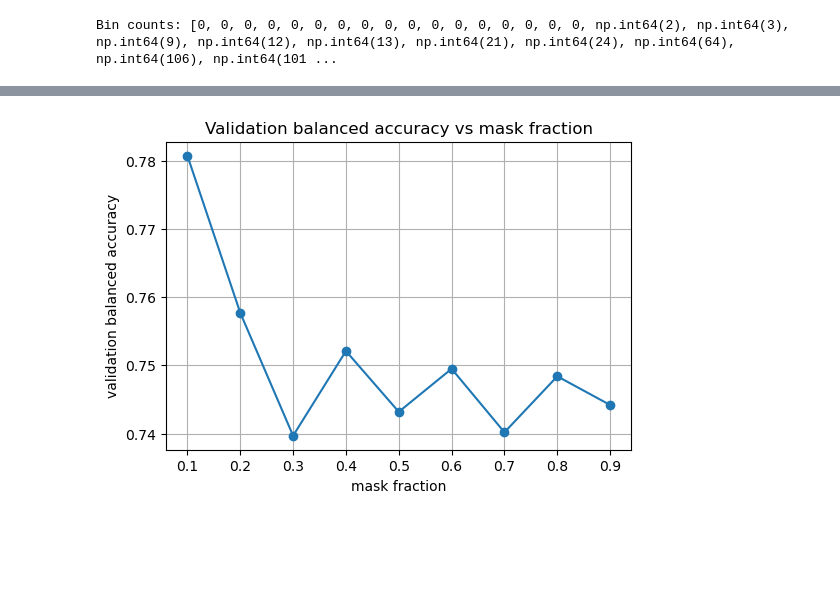
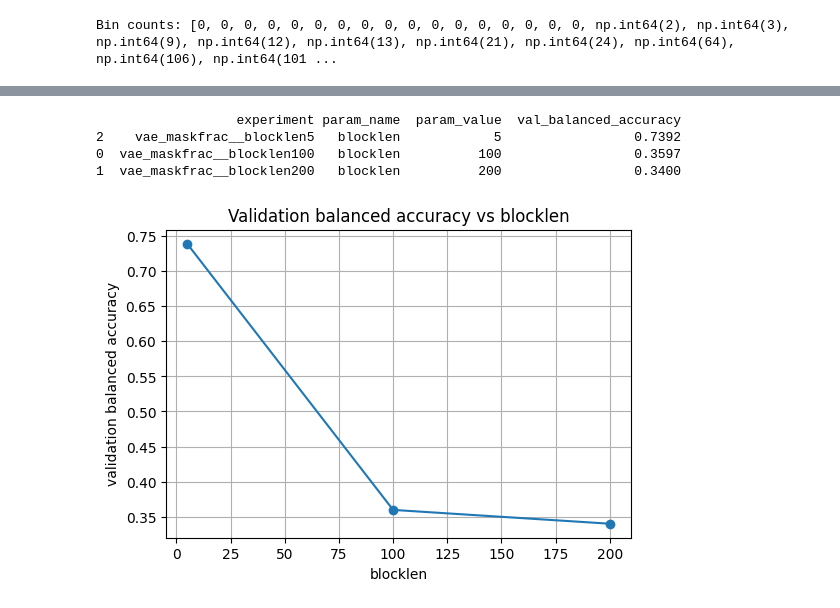
Before and after one commit to ak1376/PRS_Portability, a Jupyter notebook: notebooks/inspecting_VAE_results.ipynb, the cells around one changed output, grey strips where cells are left out. Drawn from its saved outputs; the diff is of its cells as text; code cells hidden in the pictures; blank space fills up the shorter version.

```diff
--- a/notebooks/inspecting_VAE_results.ipynb
+++ b/notebooks/inspecting_VAE_results.ipynb
@@ -428,14 +586,50 @@ from pathlib import Path
 import pandas as pd
 import matplotlib.pyplot as plt
 
-base = Path("/home/akapoor/kernlab/PRS_Portability/experiments/IM_symmetric/vae")
+# base = Path("/sietch_colab/akapoor/PRS_Portability/experiments/IM_symmetric/vae/varying_mask_fraction")
+# base = Path("/sietch_colab/akapoor/PRS_Portability/experiments/IM_symmetric/vae/varying_latent_dim")
+base = Path("/sietch_colab/akapoor/PRS_Portability/experiments/IM_symmetric/vae/varying_blocklen")
+
 rows = []
 
-for maskfrac_dir in sorted(base.glob("vae__maskfrac*")):
-    maskfrac_str = maskfrac_dir.name.replace("vae__maskfrac", "")
-    mask_frac = float(maskfrac_str.replace("p", "."))
+def parse_experiment_value(dirname: str):
+    """
+    Extract the final varying parameter from names like:
+      vae_maskfrac__maskfrac0p4
+      vae_maskfrac__latdim128
 
-    summary = maskfrac_dir / "0/rep0/diagnostics/balanced_accuracy_summary.txt"
+    Returns:
+      param_name, numeric_value
+    """
+    last_token = dirname.split("__")[-1]   # e.g. "maskfrac0p4" or "latdim128"
+
+    m = re.match(r"([a-zA-Z_]+)([0-9p.]+)", last_token)
+    if not m:
+        raise ValueError(f"Could not parse experiment directory name: {dirname}")
+
+    param_name = m.group(1)
+    value_str = m.group(2).replace("p", ".")
+    value = float(value_str)
+
+    # convert things like 128.0 -> 128 when appropriate
+    if value.is_integer():
+        value = int(value)
+
+    return param_name, value
+
+
+for exp_dir in sorted(base.iterdir()):
+    if not exp_dir.is_dir():
+        continue
+
+    try:
+        param_name, param_value = parse_experiment_value(exp_dir.name)
+    except ValueError as e:
+        print(e)
+        continue
+
+    summary = exp_dir / "0/rep0/diagnostics/balanced_accuracy_summary.txt"
+
     if not summary.exists():
         print(f"Missing: {summary}")
         continue
@@ -446,8 +640,10 @@ for maskfrac_dir in sorted(base.glob("vae__maskfrac*")):
                 m = re.search(r"bal_acc_masked=([0-9.]+)", line)
                 if m:
                     rows.append({
-                        "mask_frac": mask_frac,
-                        "val_balanced_accuracy": float(m.group(1))
+                        "experiment": exp_dir.name,
+                        "param_name": param_name,
+                        "param_value": param_value,
+                        "val_balanced_accuracy": float(m.group(1)),
                     })
 
 df = pd.DataFrame(rows)
@@ -455,14 +651,16 @@ df = pd.DataFrame(rows)
 if df.empty:
     print("No rows found. Check base path and summary file locations.")
 else:
-    df = df.sort_values("mask_frac")
-    display(df)
+    df = df.sort_values("param_value")
+    print(df)
 
-    plt.figure(figsize=(6,4))
-    plt.plot(df["mask_frac"], df["val_balanced_accuracy"], marker="o")
-    plt.xlabel("mask fraction")
+    x_label = df["param_name"].iloc[0]
+
+    plt.figure(figsize=(6, 4))
+    plt.plot(df["param_value"], df["val_balanced_accuracy"], marker="o")
+    plt.xlabel(x_label)
     plt.ylabel("validation balanced accuracy")
-    plt.title("Validation balanced accuracy vs mask fraction")
+    plt.title(f"Validation balanced accuracy vs {x_label}")
     plt.grid(True)
     plt.show()
 # %% [output]
@@ -479,4 +667,8 @@ else:
+                  experiment param_name  param_value  val_balanced_accuracy
+2    vae_maskfrac__blocklen5   blocklen            5                 0.7392
+0  vae_maskfrac__blocklen100   blocklen          100                 0.3597
+1  vae_maskfrac__blocklen200   blocklen          200                 0.3400
-[figure, old version]
+[figure, new version]
 # %%
 import numpy as np
 a = np.load('/sietch_colab/akapoor/PRS_Portability/experiments/IM_symmetric/vae/default/0/rep0/masked_inputs/train_mask_epoch0.npy')
```
Also changed, not shown: parts of 19 cells of this notebook, 2 other files.
